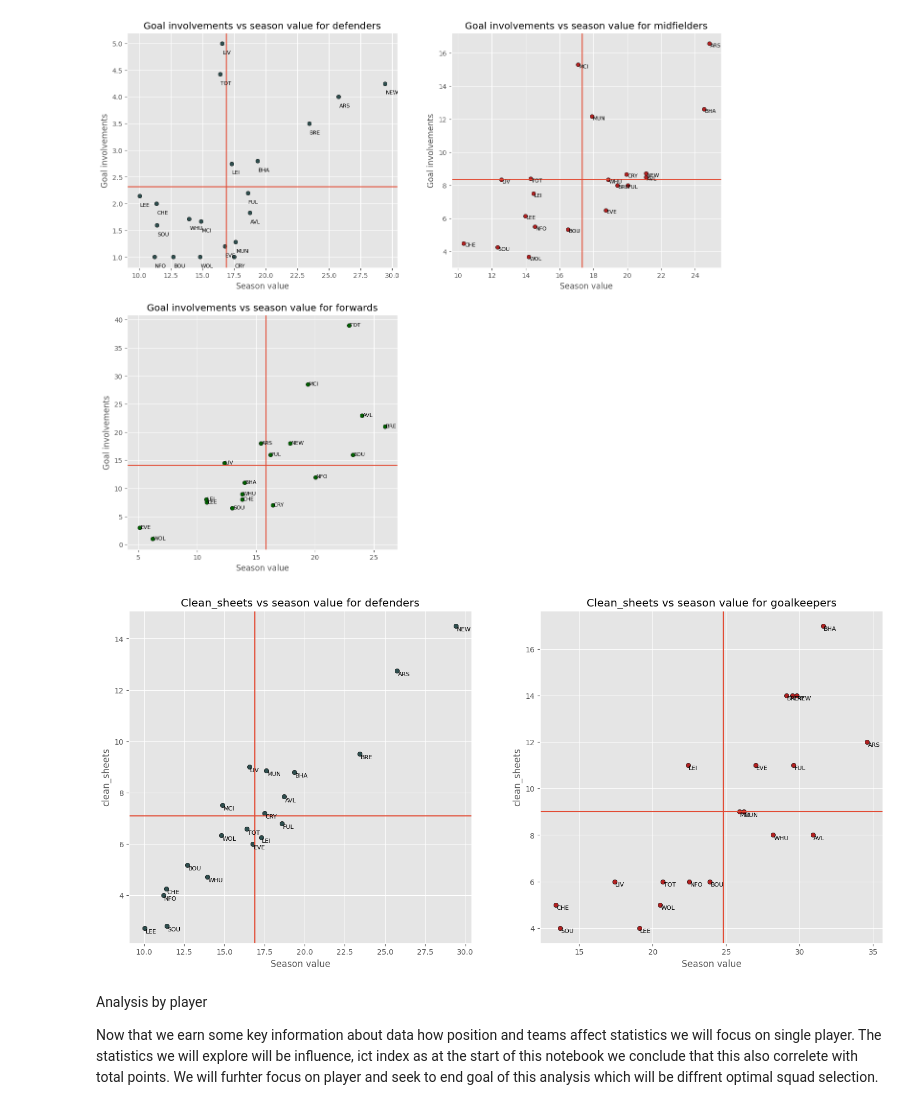
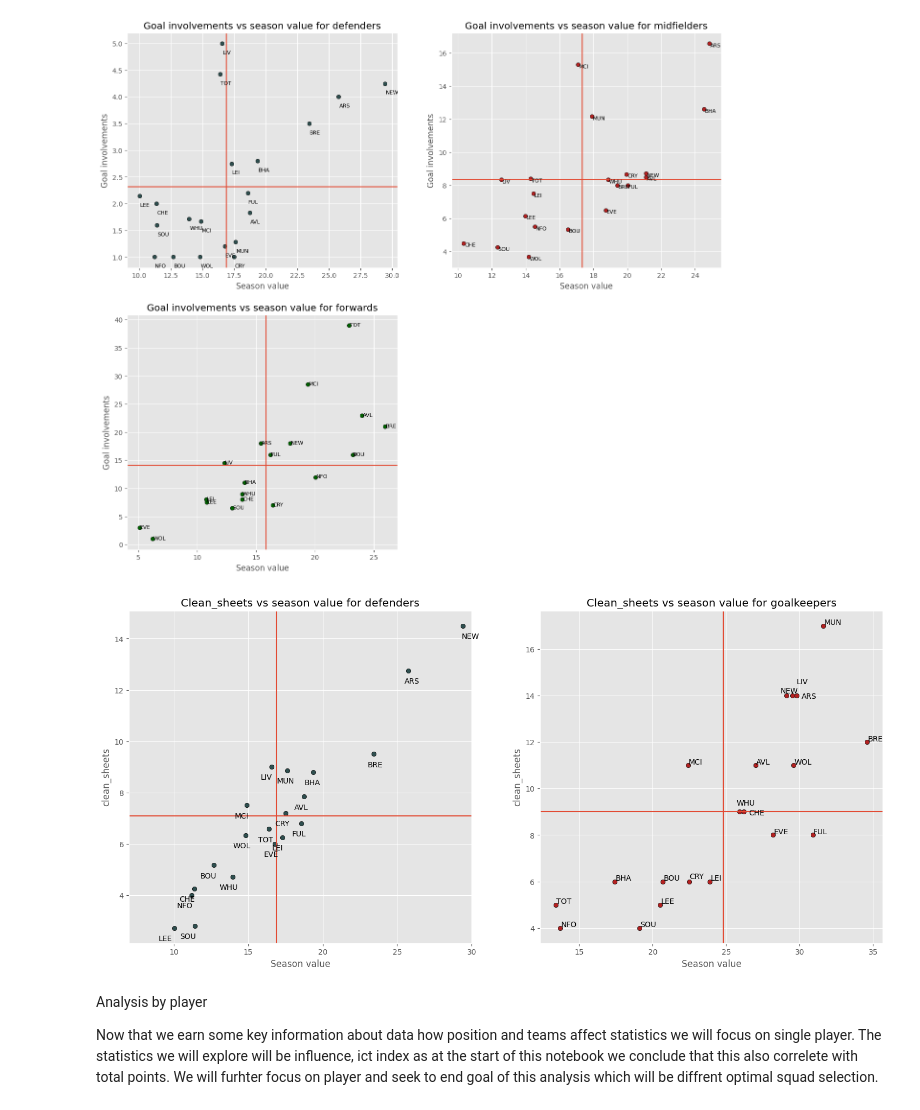
Before and after one commit to matpasternak/fpl_22_23, a Jupyter notebook: 2_Data_analysis.ipynb, the cells around one changed output. Saved outputs shown, nothing was run; the diff lists cells and outputs as text; code cells hidden in the pictures.

```diff
--- a/2_Data_analysis.ipynb
+++ b/2_Data_analysis.ipynb
@@ -294,9 +303,12 @@ Now Let's take two most critical statistics which are goal involvements and clea
 df_mid = df[df['position'] == 'Midfielder']
 df_def = df[df['position'] == 'Defender']
 df_for = df[df['position'] == 'Forward']
-df_mid_team = df_mid.groupby(['team']).aggregate({'goal_involvements': 'mean', 'value_season': 'mean'}).sort_values(by='value_season', ascending=False)
-df_def_team = df_def.groupby(['team']).aggregate({'goal_involvements': 'mean', 'value_season': 'mean'}).sort_values(by='value_season', ascending=False)
-df_for_team = df_for.groupby(['team']).aggregate({'goal_involvements': 'mean', 'value_season': 'mean'}).sort_values(by='value_season', ascending=False)
+df_mid_team = df_mid.groupby(['team']).aggregate({'goal_involvements': 'mean', 'value_season': 'mean'})
+df_mid_team.sort_values(by='value_season', ascending=False)
+df_def_team = df_def.groupby(['team']).aggregate({'goal_involvements': 'mean', 'value_season': 'mean'})
+df_def_team.sort_values(by='value_season', ascending=False)
+df_for_team = df_for.groupby(['team']).aggregate({'goal_involvements': 'mean', 'value_season': 'mean'})
+df_for_team.sort_values(by='value_season', ascending=False)
 
 fg, ax = plt.subplots(2,2, figsize=(16,14))
 
@@ -321,7 +333,6 @@ y2 = df_mid_team['goal_involvements']
 ax2.scatter(x2, y2, edgecolor='black', color='#B22222')
 ax2.set(title='Goal involvements vs season value for midfielders', xlabel='Season value', ylabel='Goal involvements')
 
-
 for i, txt in enumerate(df_mid_team.index):
     ax2.annotate(txt, (x2[i]+.05, y2[i]-.20), fontsize=8)
 ax2.axhline(y2.mean())
@@ -339,7 +350,7 @@ ax3.axvline(x3.mean())
 
 ann_txt3 = df_for_team.index
 for i, txt in enumerate(df_for_team.index):
-    ax3.annotate(txt, (x3[i]+.08, y3[i]-.20), fontsize=8)
+    ax3.annotate(txt, (x3[i]+.05, y3[i]-.20), fontsize=8)
 
 plt.show()
 # %% [output]
@@ -347,44 +358,41 @@ plt.show()
 # %%
 #plot 11 2 plots of clean sheets vs price gk, def
 df_gk = df[df['position'] == 'Goalkeeper']
-
-df_def_team = df_def.groupby(['team']).aggregate({'clean_sheets': 'mean', 'value_season': 'mean'}).sort_values(by='value_season', ascending=False)
-df_gk_team = df_gk.groupby(['team']).aggregate({'clean_sheets': 'mean', 'value_season': 'mean'}).sort_values(by='value_season', ascending=False)
-
+df_def_team = df_def.groupby(['team']).aggregate({'clean_sheets': 'mean', 'value_season': 'mean'})
+df_def_team.sort_values(by='value_season', ascending=False)
+df_gk_team = df_gk.groupby(['team']).aggregate({'clean_sheets': 'mean', 'value_season': 'mean'})
+df_gk_team.sort_values(by='value_season', ascending=False)
 
 fg, ax = plt.subplots(1,2, figsize=(18,8))
-
 (ax1, ax2) = ax
-#ax[-1].axis('off')
 
 #Plot 11_1
 x1 = df_def_team['value_season']
 y1 = df_def_team['clean_sheets']
 ax1.scatter(x1, y1, edgecolor='black', color='#2F4F4F')
 ax1.set(title='Clean_sheets vs season value for defenders', xlabel='Season value', ylabel='clean_sheets')
-
-for i, txt in enumerate(df_def_team.index):
-    ax1.annotate(txt, (x1[i]+.05, y1[i]-.20), fontsize=8)
 ax1.axhline(y1.mean())
 ax1.axvline(x1.mean())
-
+ax1.set_xlim(7, 30)
+for i, txt in enumerate(df_def_team.index):
+    ax1.annotate(txt, (x1[i]-1.5, y1[i]-0.5), fontsize=10, textcoords=('offset points', 'data'))
+#texts = [ax1.text(x1[i], y1[i], df_def_team.index[i]) for i in range(len(df_gk_team))] #creating matplotlib.text list
+#adjust_text(texts) # use adjust_text from adjust_Text library
 
 #Plot 11_2
 x2 = df_gk_team['value_season']
 y2 = df_gk_team['clean_sheets']
 ax2.scatter(x2, y2, edgecolor='black', color='#B22222')
 ax2.set(title='Clean_sheets vs season value for goalkeepers', xlabel='Season value', ylabel='clean_sheets')
-
-
-for i, txt in enumerate(df_mid_team.index):
-    ax2.annotate(txt, (x2[i]+.05, y2[i]-.20), fontsize=8)
 ax2.axhline(y2.mean())
 ax2.axvline(x2.mean())
+texts = [ax2.text(x2[i], y2[i], df_gk_team.index[i]) for i in range(len(df_gk_team))] #creating matplotlib.text list
+adjust_text(texts) # use adjust_text from adjust_Text library
 
 
 plt.show()
 # %% [output]
-[figure, old version]
+[figure, new version]
 # %% [markdown]
 Analysis by player
 
```
Also changed, not shown: parts of 16 cells of this notebook.
